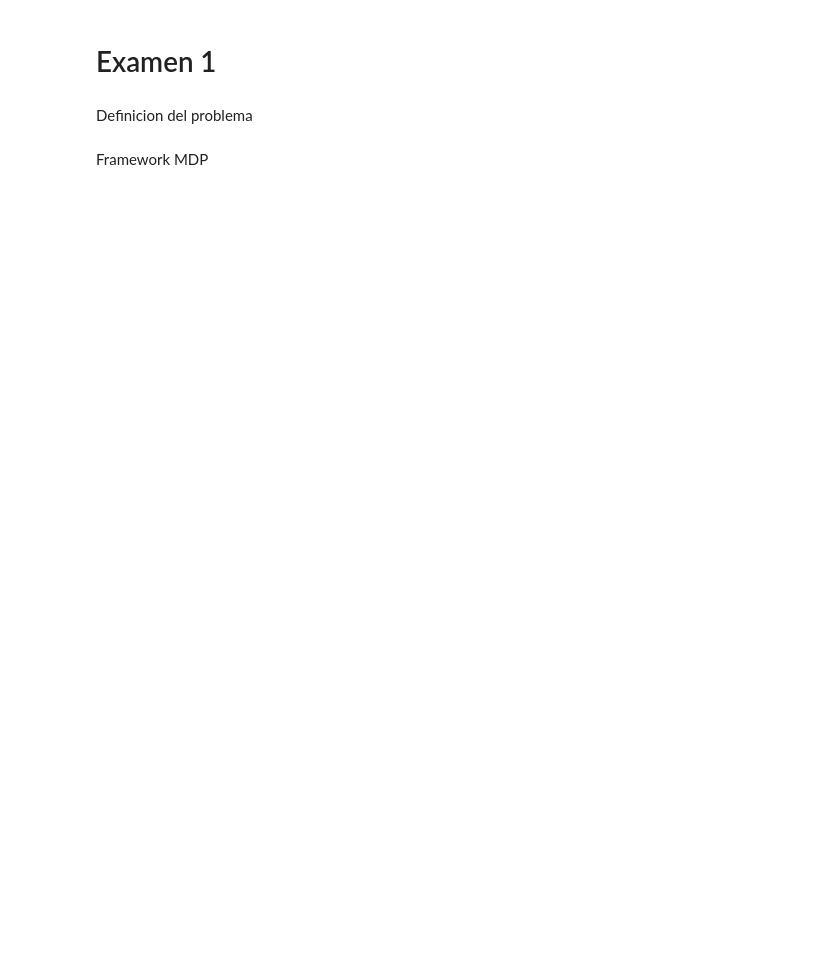
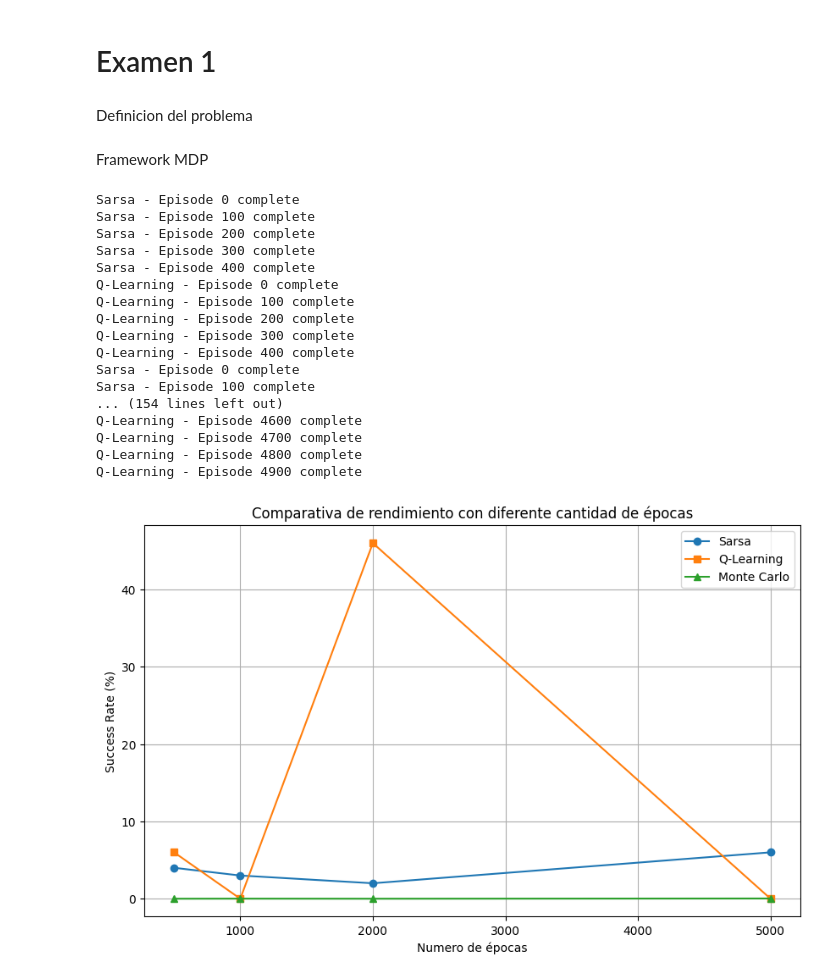
Before and after one commit to donmatthiuz/IA, a Jupyter notebook: Examen1.ipynb, the cells around one changed output. Cells and saved outputs as stored; diff of their text form; code cells hidden in the pictures; blank space fills up the shorter version.

```diff
--- a/Examen1.ipynb
+++ b/Examen1.ipynb
@@ -78,3 +78,70 @@ class MDPFramework:
 
     def cerrar(self):
         self.entorno.close()
+# %%
+import gymnasium as gym
+import matplotlib.pyplot as plt
+from Algoritmos import *
+from Algoritmos2 import *
+from FrozenLakeMDP import FrozenLakeMDP
+
+# Define different episode counts to test
+epochs_list = [500, 1000, 2000, 5000]
+
+# Store results
+sarsa_results = []
+qlearning_results = []
+montecarlo_results = []
+
+env = FrozenLakeMDP()
+
+for epochs in epochs_list:
+    # Sarsa
+    sarsa = Sarsa(env.entorno, alpha=env.alpha, gamma=env.gamma, epsilon=env.epsilon)
+    sarsa.fit(epochs)
+    sarsa_success_rate = sarsa.predict(100)
+    sarsa_results.append(sarsa_success_rate)
+
+    # Q-Learning
+    qlearning = Qlearning(env.entorno, alpha=env.alpha, gamma=env.gamma, epsilon=env.epsilon)
+    qlearning.fit(epochs)
+    q_success_rate = qlearning.predict(100)
+    qlearning_results.append(q_success_rate)
+
+    # Monte Carlo
+    agent = MonteCarlo_Libre_Modelos(env.entorno, alpha=0.8, epsilon=0.5)
+    agent.monte_carlo_e_soft(episodes=epochs)
+    montecarlo_success_rate = agent.test_policy(episodes=100)
+    montecarlo_results.append(montecarlo_success_rate)
+
+# Plot results
+plt.figure(figsize=(10, 6))
+plt.plot(epochs_list, sarsa_results, marker='o', linestyle='-', label='Sarsa')
+plt.plot(epochs_list, qlearning_results, marker='s', linestyle='-', label='Q-Learning')
+plt.plot(epochs_list, montecarlo_results, marker='^', linestyle='-', label='Monte Carlo')
+
+plt.xlabel("Numero de épocas")
+plt.ylabel("Success Rate (%)")
+plt.title("Comparativa de rendimiento con diferente cantidad de épocas")
+plt.legend()
+plt.grid()
+plt.show()
+# %% [output]
+Sarsa - Episode 0 complete
+Sarsa - Episode 100 complete
+Sarsa - Episode 200 complete
+Sarsa - Episode 300 complete
+Sarsa - Episode 400 complete
+Q-Learning - Episode 0 complete
+Q-Learning - Episode 100 complete
+Q-Learning - Episode 200 complete
+Q-Learning - Episode 300 complete
+Q-Learning - Episode 400 complete
+Sarsa - Episode 0 complete
+Sarsa - Episode 100 complete
+... (154 lines left out)
+Q-Learning - Episode 4600 complete
+Q-Learning - Episode 4700 complete
+Q-Learning - Episode 4800 complete
+Q-Learning - Episode 4900 complete
+[figure, added]
```
Also changed, not shown: parts of 1 cell of this notebook, 2 other files.
